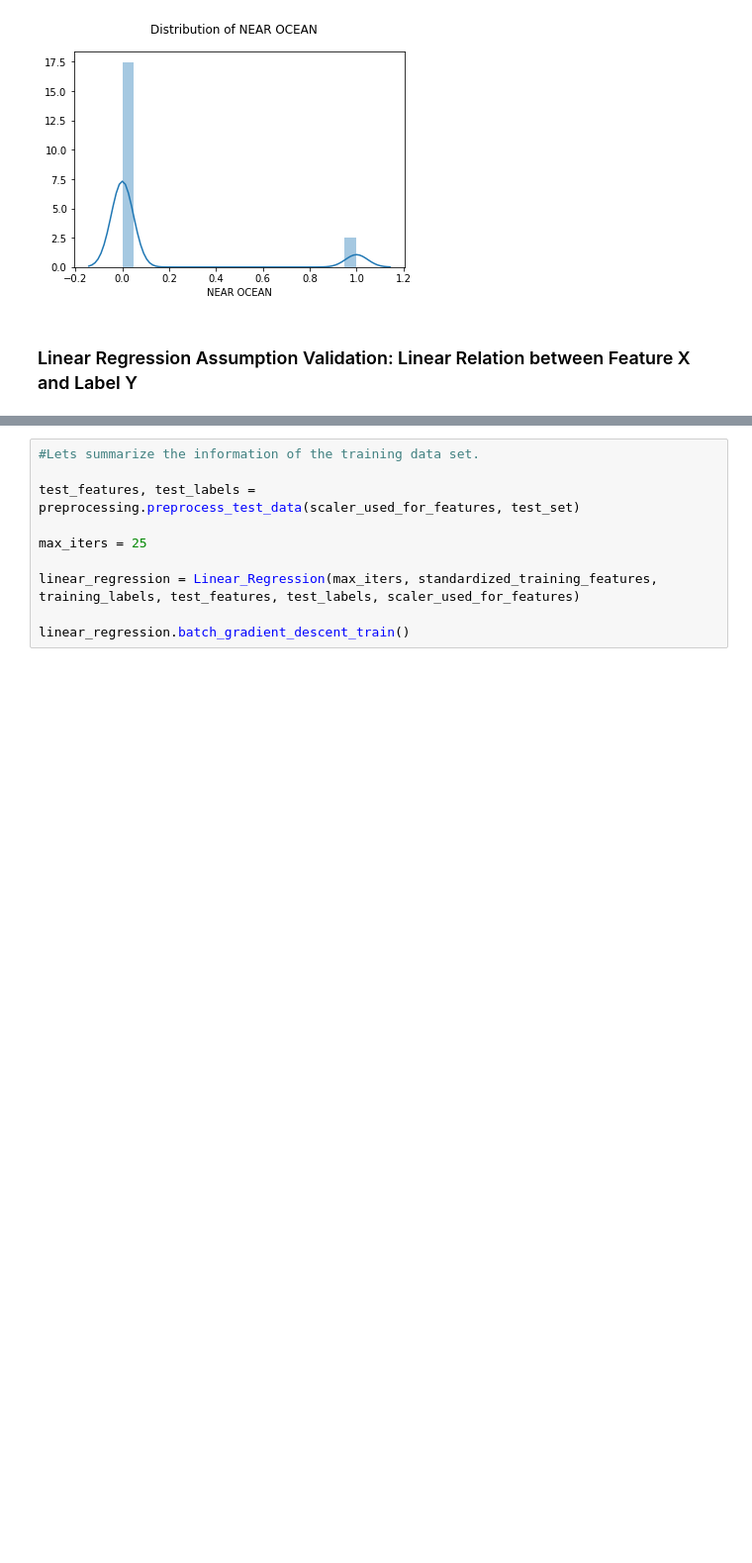
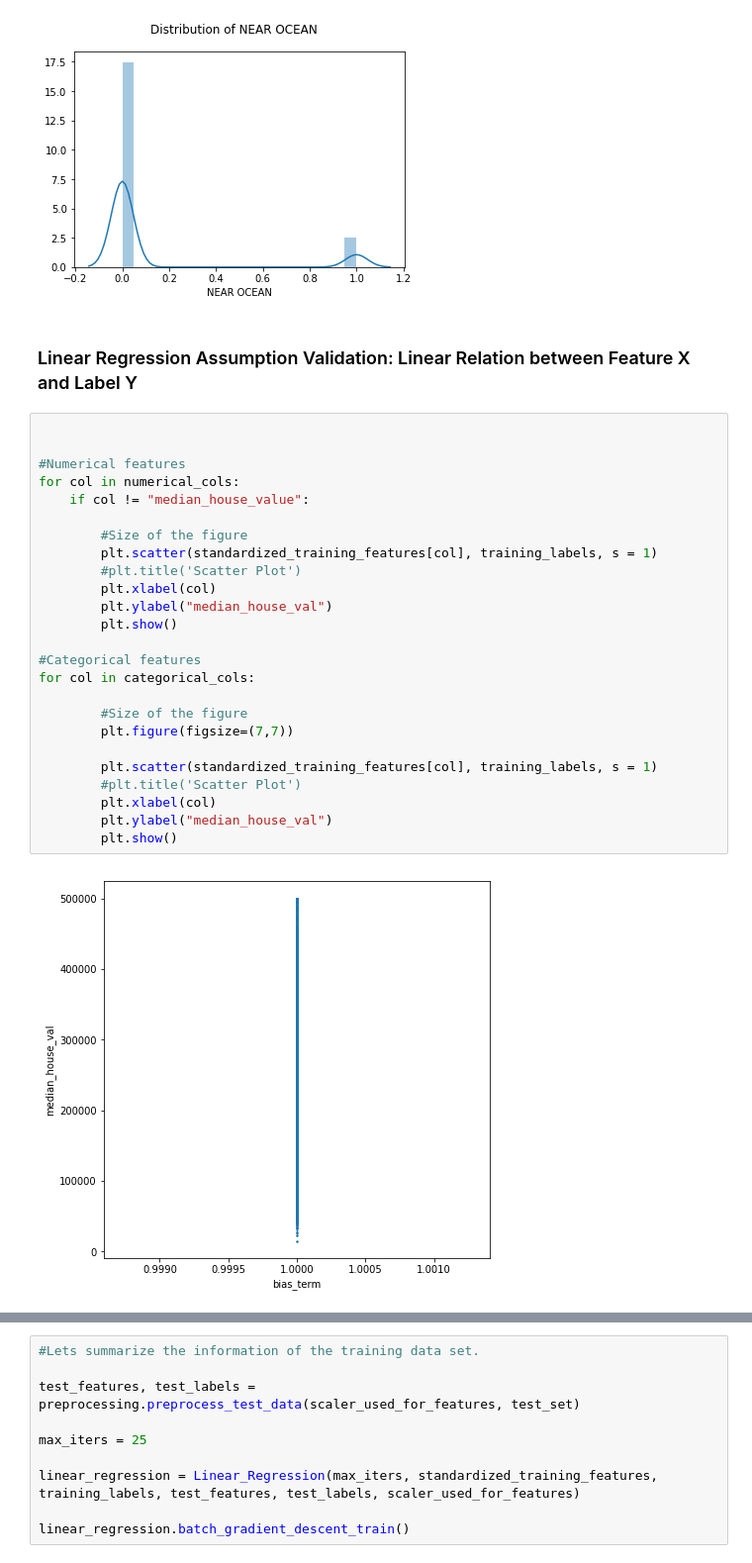
Before and after one commit to being-aerys/Python_Numpy_Implementations_of_Machine_Learning_Algorithms, a Jupyter notebook: Supervised_Methods/Linear_Regression/Source_Codes/Linear_Regression_on_California_Housing_Data.ipynb, the cells around one changed output, grey strips where cells are left out. Shown at 99% size. Cells and saved outputs as stored; diff of their text form; blank space fills up the shorter version.

```diff
--- a/Supervised_Methods/Linear_Regression/Source_Codes/Linear_Regression_on_California_Housing_Data.ipynb
+++ b/Supervised_Methods/Linear_Regression/Source_Codes/Linear_Regression_on_California_Housing_Data.ipynb
@@ -529,3 +544,30 @@ for col in categorical_cols:
 [figure]
 # %% [markdown]
 ### Linear Regression Assumption Validation: Linear Relation between Feature X and Label Y
+# %%
+
+
+#Numerical features
+for col in numerical_cols:
+    if col != "median_house_value":
+
+        #Size of the figure
+        plt.scatter(standardized_training_features[col], training_labels, s = 1)
+        #plt.title('Scatter Plot')
+        plt.xlabel(col)
+        plt.ylabel("median_house_val")
+        plt.show()
+
+#Categorical features
+for col in categorical_cols:
+
+        #Size of the figure
+        plt.figure(figsize=(7,7))
+
+        plt.scatter(standardized_training_features[col], training_labels, s = 1)
+        #plt.title('Scatter Plot')
+        plt.xlabel(col)
+        plt.ylabel("median_house_val")
+        plt.show()
+# %% [output]
+[figure, added]
```
Also changed, not shown: parts of 8 cells of this notebook, 2 other files.
